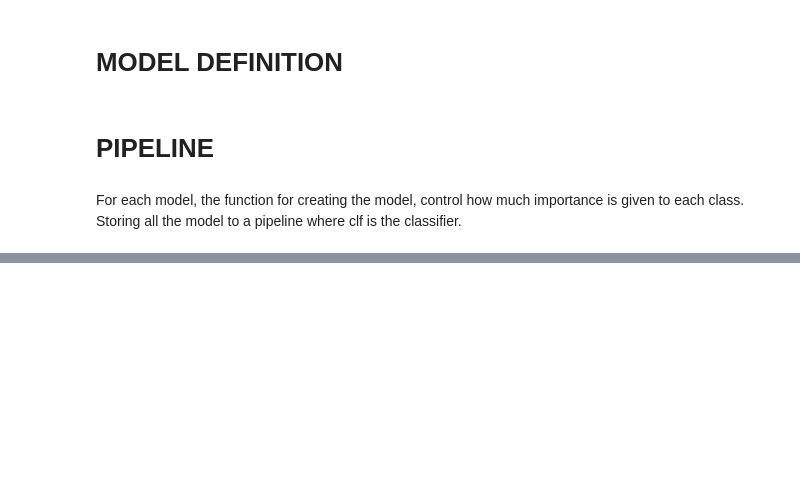
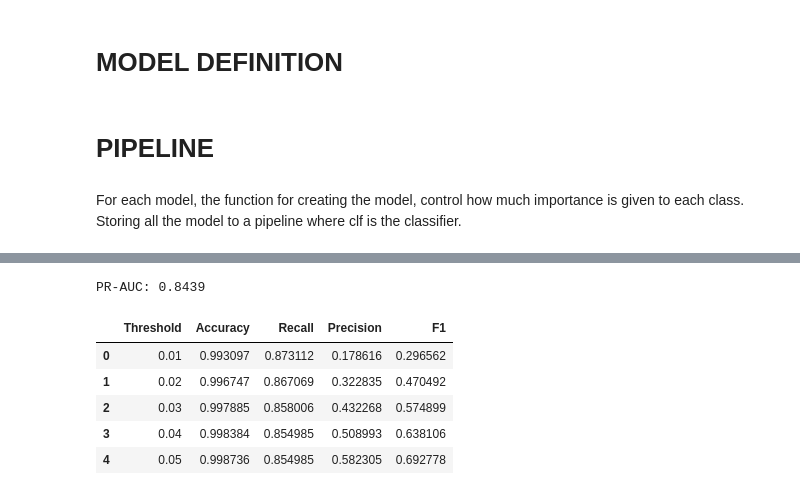
Before and after one commit to CodeWithNafisat/OIBSIP, a Jupyter notebook: DataAnalytics-L2-FraudDetection/FraudDetection.ipynb, the cells around one changed output, grey strips where cells are left out. Cells and saved outputs as stored; diff of their text form; code cells hidden in the pictures; blank space fills up the shorter version.

```diff
--- a/DataAnalytics-L2-FraudDetection/FraudDetection.ipynb
+++ b/DataAnalytics-L2-FraudDetection/FraudDetection.ipynb
@@ -311,0 +336,4 @@ results = results.sort_value ("pr_auc", ascending = False)
+# %%
+# Get the correcponding pipeline for the best configuration
+best_pipeline = pipelines[best_config]
+best_pipeline
@@ -311,0 +349,31 @@ results = results.sort_value ("pr_auc", ascending = False)
+# %%
+y_train_proba = cross_val_predict(best_pipeline, X_train, y_train, cv = cv,
+                                 method = "predict_proba", n_jobs = -1)[:, 1]
+# %%
+pr_auc = average_precision_score(y_train, y_train_proba)
+print(f"PR-AUC: {pr_auc:.4f}")
+# %% [output]
+PR-AUC: 0.8439
+# %%
+# Tune treshold
+thresholds = np.arange(0.01, 1.00, 0.01)
+threshold_results = []
+
+for threshold in thresholds:
+    y_train_pred = (y_train_proba > threshold).astype(int)
+    threshold_results.append({
+        "Threshold" : threshold,
+        "Accuracy" : accuracy_score(y_train, y_train_pred),
+        "Recall" : recall_score(y_train, y_train_pred, zero_division = 0),
+        "Precision" : precision_score(y_train, y_train_pred, zero_division = 0),
+        "F1" : f1_score(y_train, y_train_pred, zero_division = 0)
+    })
+threshold_results = pd.DataFrame(threshold_results)
+threshold_results.head()
+# %% [output]
+|  | Threshold | Accuracy | Recall | Precision | F1 |
+| 0 | 0.01 | 0.993097 | 0.873112 | 0.178616 | 0.296562 |
+| 1 | 0.02 | 0.996747 | 0.867069 | 0.322835 | 0.470492 |
+| 2 | 0.03 | 0.997885 | 0.858006 | 0.432268 | 0.574899 |
+| 3 | 0.04 | 0.998384 | 0.854985 | 0.508993 | 0.638106 |
+| 4 | 0.05 | 0.998736 | 0.854985 | 0.582305 | 0.692778 |
```
Also changed, not shown: parts of 19 cells of this notebook.
